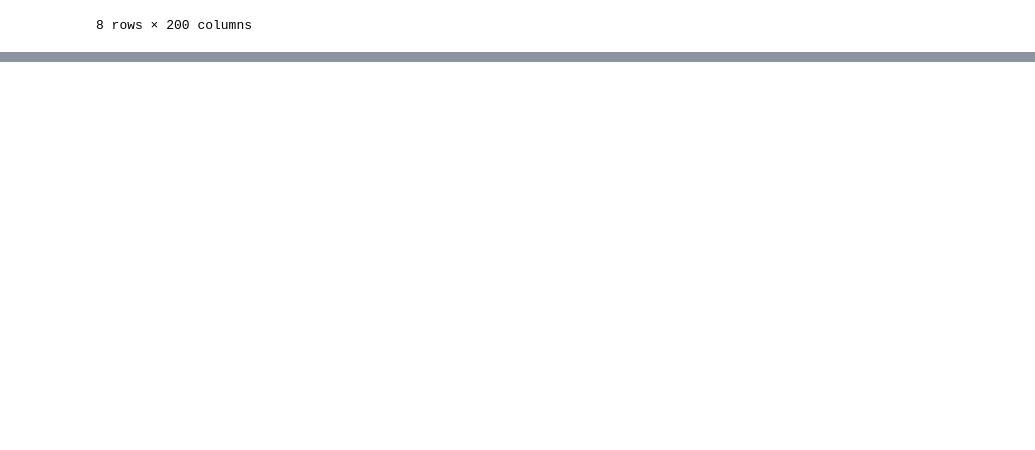
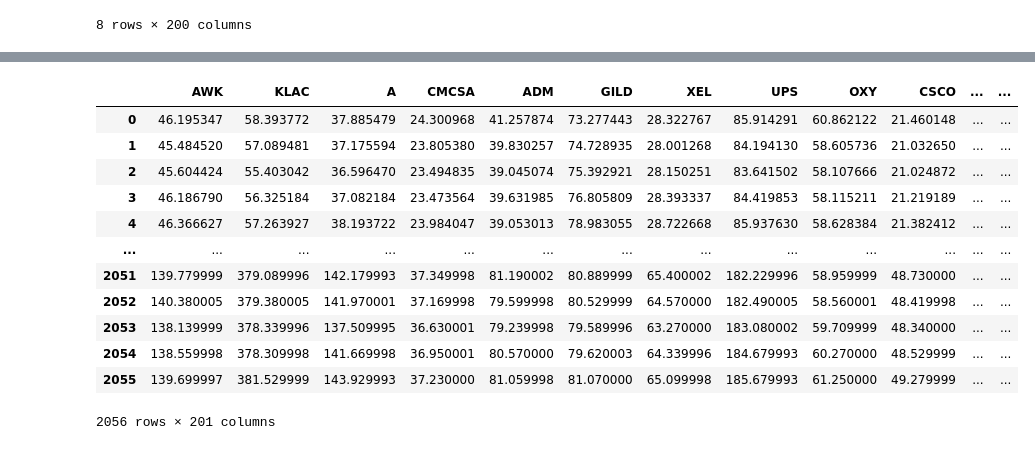
Before and after one commit to Ze-Michelle-Sun/Prospective-Analysis-of-Stock-Prices-with-Deep-Learning, a Jupyter notebook: PRO613_StockPrice.ipynb, the cells around one changed output, grey strips where cells are left out. Drawn from its saved outputs; the diff is of its cells as text; code cells hidden in the pictures; blank space fills up the shorter version.

```diff
--- a/PRO613_StockPrice.ipynb
+++ b/PRO613_StockPrice.ipynb
@@ -411 +507,31 @@ df200.describe()
+# %%
+import pytz
+
+# convert to datetime
+df200['Date'] = pd.to_datetime(df200['Date'])
+
+tz = pytz.timezone('US/Eastern')
+df200['Date'] = df200['Date'].apply(lambda x: x.astimezone(tz))
+
+# remove time from Date and store it in a new column
+df200['Date_New'] = df200['Date'].dt.date
+
+# Drop Date column
+df200.drop(['Date'], axis=1, inplace=True)
+
+df200
+# %% [output]
+|  | AWK | KLAC | A | CMCSA | ADM | GILD | XEL | UPS | OXY | CSCO | ... | ... |
+| 0 | 46.195347 | 58.393772 | 37.885479 | 24.300968 | 41.257874 | 73.277443 | 28.322767 | 85.914291 | 60.862122 | 21.460148 | ... | ... |
+| 1 | 45.484520 | 57.089481 | 37.175594 | 23.805380 | 39.830257 | 74.728935 | 28.001268 | 84.194130 | 58.605736 | 21.032650 | ... | ... |
+| 2 | 45.604424 | 55.403042 | 36.596470 | 23.494835 | 39.045074 | 75.392921 | 28.150251 | 83.641502 | 58.107666 | 21.024872 | ... | ... |
+| 3 | 46.186790 | 56.325184 | 37.082184 | 23.473564 | 39.631985 | 76.805809 | 28.393337 | 84.419853 | 58.115211 | 21.219189 | ... | ... |
+| 4 | 46.366627 | 57.263927 | 38.193722 | 23.984047 | 39.053013 | 78.983055 | 28.722668 | 85.937630 | 58.628384 | 21.382412 | ... | ... |
+| ... | ... | ... | ... | ... | ... | ... | ... | ... | ... | ... | ... | ... |
+| 2051 | 139.779999 | 379.089996 | 142.179993 | 37.349998 | 81.190002 | 80.889999 | 65.400002 | 182.229996 | 58.959999 | 48.730000 | ... | ... |
+| 2052 | 140.380005 | 379.380005 | 141.970001 | 37.169998 | 79.599998 | 80.529999 | 64.570000 | 182.490005 | 58.560001 | 48.419998 | ... | ... |
+| 2053 | 138.139999 | 378.339996 | 137.509995 | 36.630001 | 79.239998 | 79.589996 | 63.270000 | 183.080002 | 59.709999 | 48.340000 | ... | ... |
+| 2054 | 138.559998 | 378.309998 | 141.669998 | 36.950001 | 80.570000 | 79.620003 | 64.339996 | 184.679993 | 60.270000 | 48.529999 | ... | ... |
+| 2055 | 139.699997 | 381.529999 | 143.929993 | 37.230000 | 81.059998 | 81.070000 | 65.099998 | 185.679993 | 61.250000 | 49.279999 | ... | ... |
+2056 rows × 201 columns
 # %%
```
Also changed, not shown: parts of 23 cells of this notebook, 2 other files.
